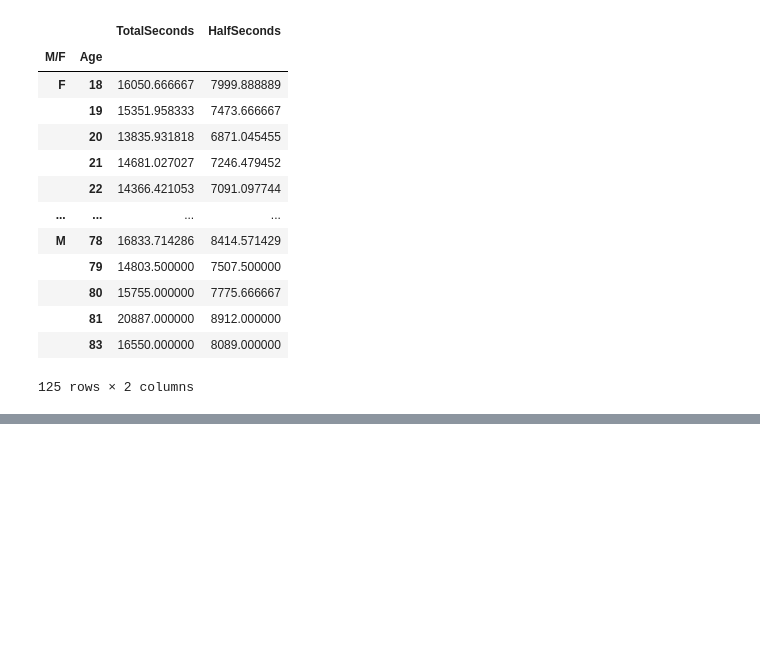
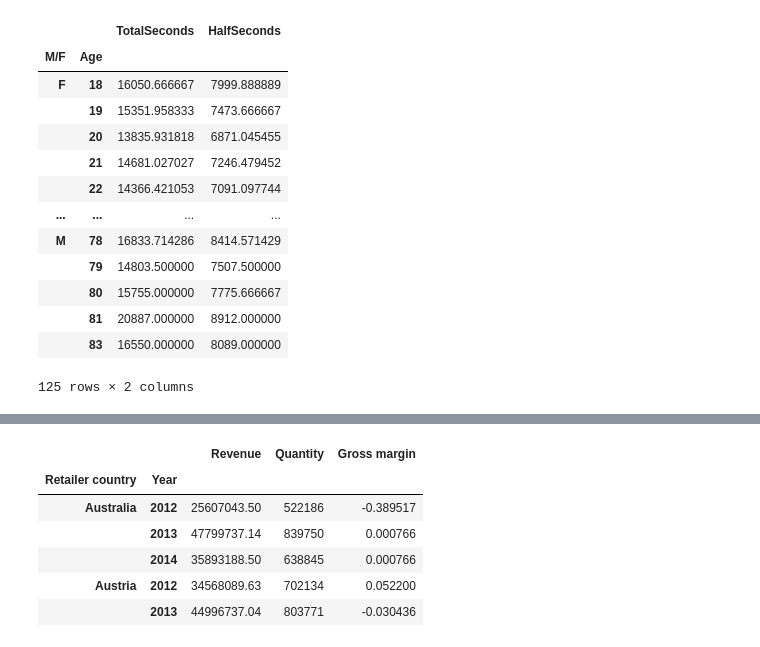
Before and after one commit to Szafranerio/Data_InDepth, a Jupyter notebook: Pandas/Pandas_GroupBy.ipynb, the cells around one changed output, grey strips where cells are left out. Cells and saved outputs as stored; diff of their text form; code cells hidden in the pictures; blank space fills up the shorter version.

```diff
--- a/Pandas/Pandas_GroupBy.ipynb
+++ b/Pandas/Pandas_GroupBy.ipynb
@@ -530,0 +583,11 @@ sex_age.get_group(('M', 25)).head()
+# %%
+#You can use agg to make whole calcluation for columns
+groups.agg({'Revenue': 'sum', "Quantity": 'sum', 'Gross margin': min}).head()
+# %% [output]
+|  |  | Revenue | Quantity | Gross margin |
+| Retailer country | Year |  |  |  |
+| Australia | 2012 | 25607043.50 | 522186 | -0.389517 |
+|  | 2013 | 47799737.14 | 839750 | 0.000766 |
+|  | 2014 | 35893188.50 | 638845 | 0.000766 |
+| Austria | 2012 | 34568089.63 | 702134 | 0.052200 |
+|  | 2013 | 44996737.04 | 803771 | -0.030436 |
```
Also changed, not shown: parts of 11 cells of this notebook.
